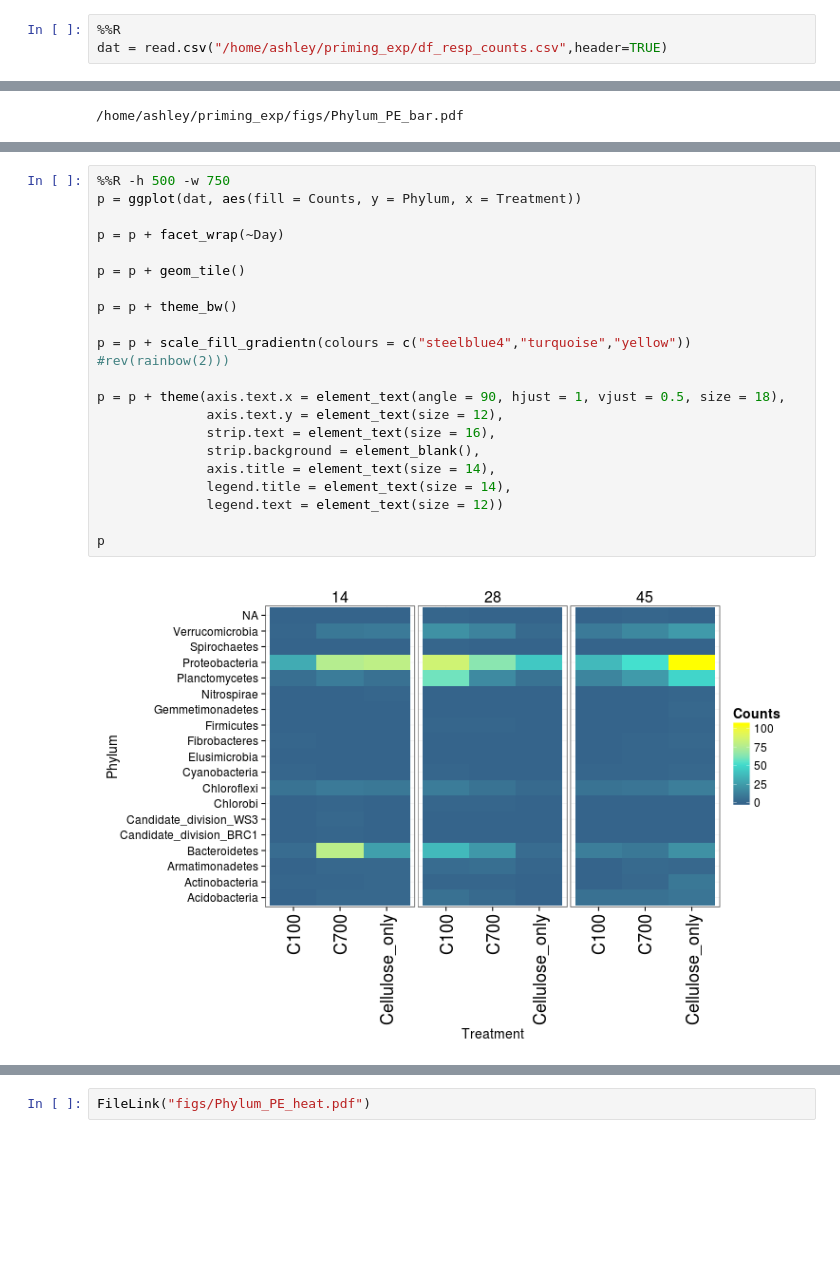
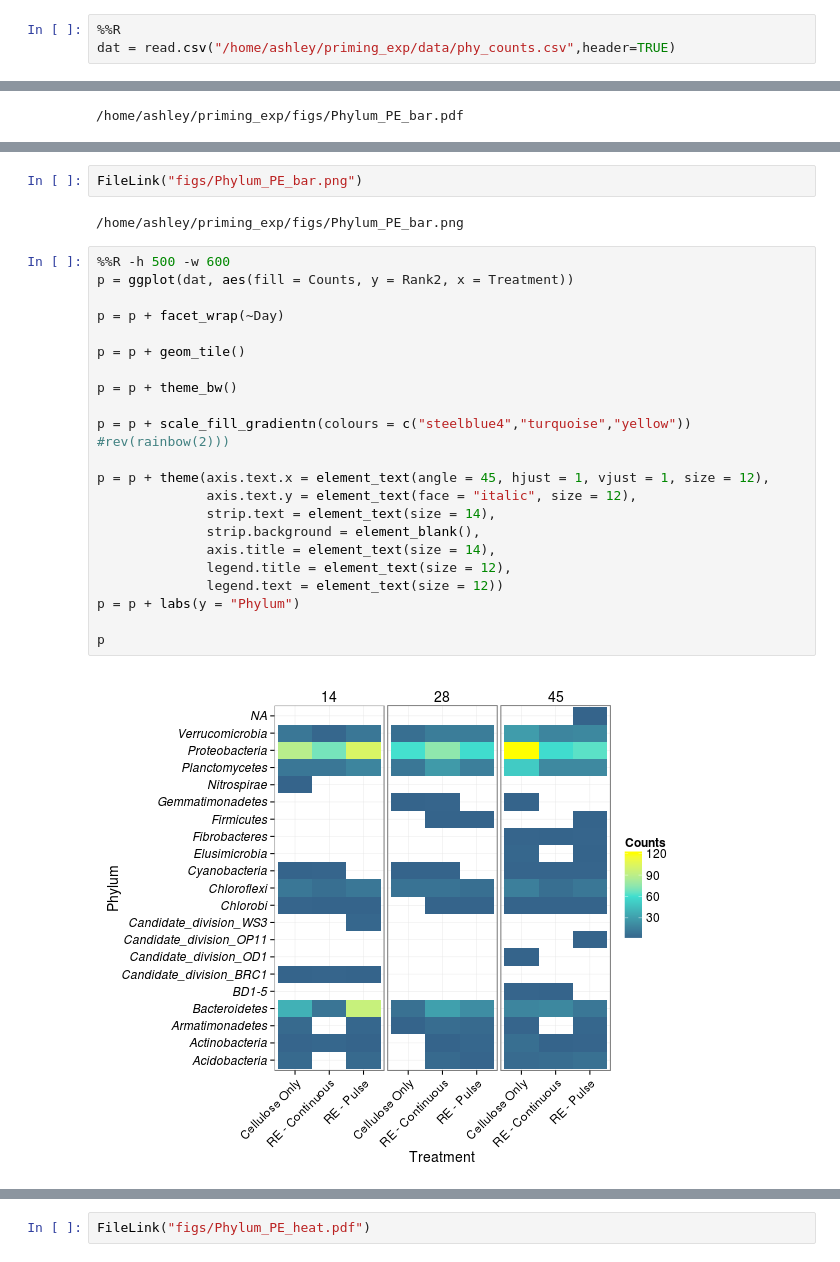
Before and after one commit to acampbellina/priming, a Jupyter notebook: Phylum_counts_figs.ipynb, the cells around one changed output, grey strips where cells are left out. Cells and saved outputs as stored; diff of their text form; blank space fills up the shorter version.

Commit message:
sexify figure

```diff
--- a/Phylum_counts_figs.ipynb
+++ b/Phylum_counts_figs.ipynb
@@ -34,4 +34,4 @@ The following objects are masked from ‘package:parallel’:
 Loading required package: grid
 # %%
 %%R
-dat = read.csv("/home/ashley/priming_exp/df_resp_counts.csv",header=TRUE)
+dat = read.csv("/home/ashley/priming_exp/data/phy_counts.csv",header=TRUE)
@@ -68,25 +81,30 @@ FileLink("figs/Phylum_PE_bar.pdf")
+# %%
+FileLink("figs/Phylum_PE_bar.png")
+# %% [output]
+/home/ashley/priming_exp/figs/Phylum_PE_bar.png
 # %%
-%%R -h 500 -w 750
-p = ggplot(dat, aes(fill = Counts, y = Phylum, x = Treatment))
+%%R -h 500 -w 600
+p = ggplot(dat, aes(fill = Counts, y = Rank2, x = Treatment))
 
 p = p + facet_wrap(~Day)
 
 p = p + geom_tile()
 
 p = p + theme_bw()
 
 p = p + scale_fill_gradientn(colours = c("steelblue4","turquoise","yellow")) #rev(rainbow(2)))
 
-p = p + theme(axis.text.x = element_text(angle = 90, hjust = 1, vjust = 0.5, size = 18),
-              axis.text.y = element_text(size = 12),
-              strip.text = element_text(size = 16),
+p = p + theme(axis.text.x = element_text(angle = 45, hjust = 1, vjust = 1, size = 12),
+              axis.text.y = element_text(face = "italic", size = 12),
+              strip.text = element_text(size = 14),
               strip.background = element_blank(),
               axis.title = element_text(size = 14),
-              legend.title = element_text(size = 14),
+              legend.title = element_text(size = 12),
               legend.text = element_text(size = 12))
+p = p + labs(y = "Phylum")
 
 p
 # %% [output]
-[figure, old version]
+[figure, new version]
 # %%
 %%R
```
Also changed, not shown: parts of 8 cells of this notebook, 4 other files.
